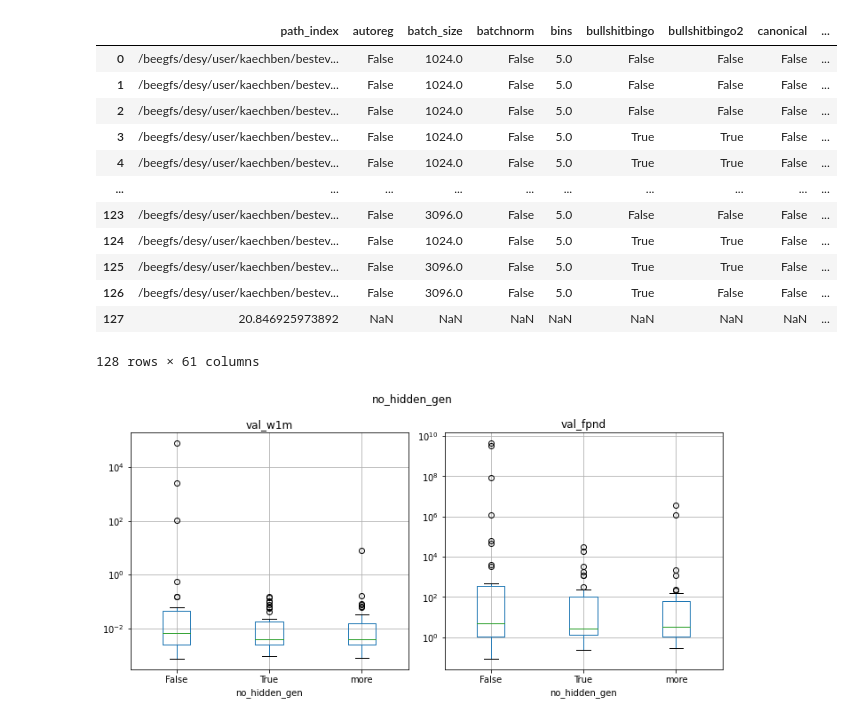
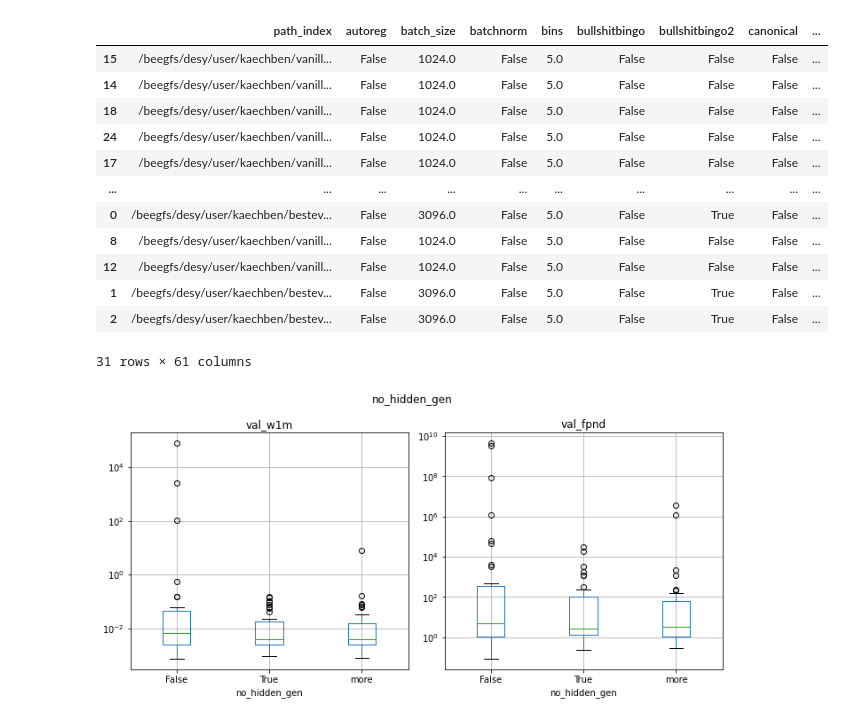
Before and after one commit to kaechb/LitJetNet, a Jupyter notebook: LitNF/Hyperparameters.ipynb, the cells around one changed output. Drawn from its saved outputs; the diff is of its cells as text; code cells hidden in the pictures.

```diff
--- a/LitNF/Hyperparameters.ipynb
+++ b/LitNF/Hyperparameters.ipynb
@@ -2,22 +2,24 @@
 import torch
 # %%
 import pandas as pd
-df=pd.read_csv("/beegfs/desy/user/kaechben/bestever_q/summary.csv")
-df
+from IPython.display import display
+with pd.option_context('display.max_rows', 10, 'display.max_columns', None):
+    df=pd.read_csv("/beegfs/desy/user/kaechben/bestever_g/summary.csv")
+    display(df.sort_values("val_fpnd"))
 # %% [output]
 |  | path_index | autoreg | batch_size | batchnorm | bins | bullshitbingo | bullshitbingo2 | canonical | ... |
-| 0 | /beegfs/desy/user/kaechben/bestev... | False | 1024.0 | False | 5.0 | False | False | False | ... |
-| 1 | /beegfs/desy/user/kaechben/bestev... | False | 1024.0 | False | 5.0 | False | False | False | ... |
-| 2 | /beegfs/desy/user/kaechben/bestev... | False | 1024.0 | False | 5.0 | False | False | False | ... |
-| 3 | /beegfs/desy/user/kaechben/bestev... | False | 1024.0 | False | 5.0 | True | True | False | ... |
-| 4 | /beegfs/desy/user/kaechben/bestev... | False | 1024.0 | False | 5.0 | True | True | False | ... |
+| 15 | /beegfs/desy/user/kaechben/vanill... | False | 1024.0 | False | 5.0 | False | False | False | ... |
+| 14 | /beegfs/desy/user/kaechben/vanill... | False | 1024.0 | False | 5.0 | False | False | False | ... |
+| 18 | /beegfs/desy/user/kaechben/vanill... | False | 1024.0 | False | 5.0 | False | False | False | ... |
+| 24 | /beegfs/desy/user/kaechben/vanill... | False | 1024.0 | False | 5.0 | False | False | False | ... |
+| 17 | /beegfs/desy/user/kaechben/vanill... | False | 1024.0 | False | 5.0 | False | False | False | ... |
 | ... | ... | ... | ... | ... | ... | ... | ... | ... | ... |
-| 123 | /beegfs/desy/user/kaechben/bestev... | False | 3096.0 | False | 5.0 | False | False | False | ... |
-| 124 | /beegfs/desy/user/kaechben/bestev... | False | 1024.0 | False | 5.0 | True | True | False | ... |
-| 125 | /beegfs/desy/user/kaechben/bestev... | False | 3096.0 | False | 5.0 | True | True | False | ... |
-| 126 | /beegfs/desy/user/kaechben/bestev... | False | 3096.0 | False | 5.0 | True | False | False | ... |
-| 127 | 20.846925973892 | NaN | NaN | NaN | NaN | NaN | NaN | NaN | ... |
+| 0 | /beegfs/desy/user/kaechben/bestev... | False | 3096.0 | False | 5.0 | False | True | False | ... |
+| 8 | /beegfs/desy/user/kaechben/vanill... | False | 1024.0 | False | 5.0 | False | False | False | ... |
+| 12 | /beegfs/desy/user/kaechben/vanill... | False | 1024.0 | False | 5.0 | False | False | False | ... |
+| 1 | /beegfs/desy/user/kaechben/bestev... | False | 3096.0 | False | 5.0 | False | True | False | ... |
+| 2 | /beegfs/desy/user/kaechben/bestev... | False | 3096.0 | False | 5.0 | False | True | False | ... |
-128 rows × 61 columns
+31 rows × 61 columns
 # %%
 import matplotlib.pyplot as plt
 df.loc[df["sched"]!=df["sched"],"sched"]="No"
```
Also changed, not shown: 4 other files.
